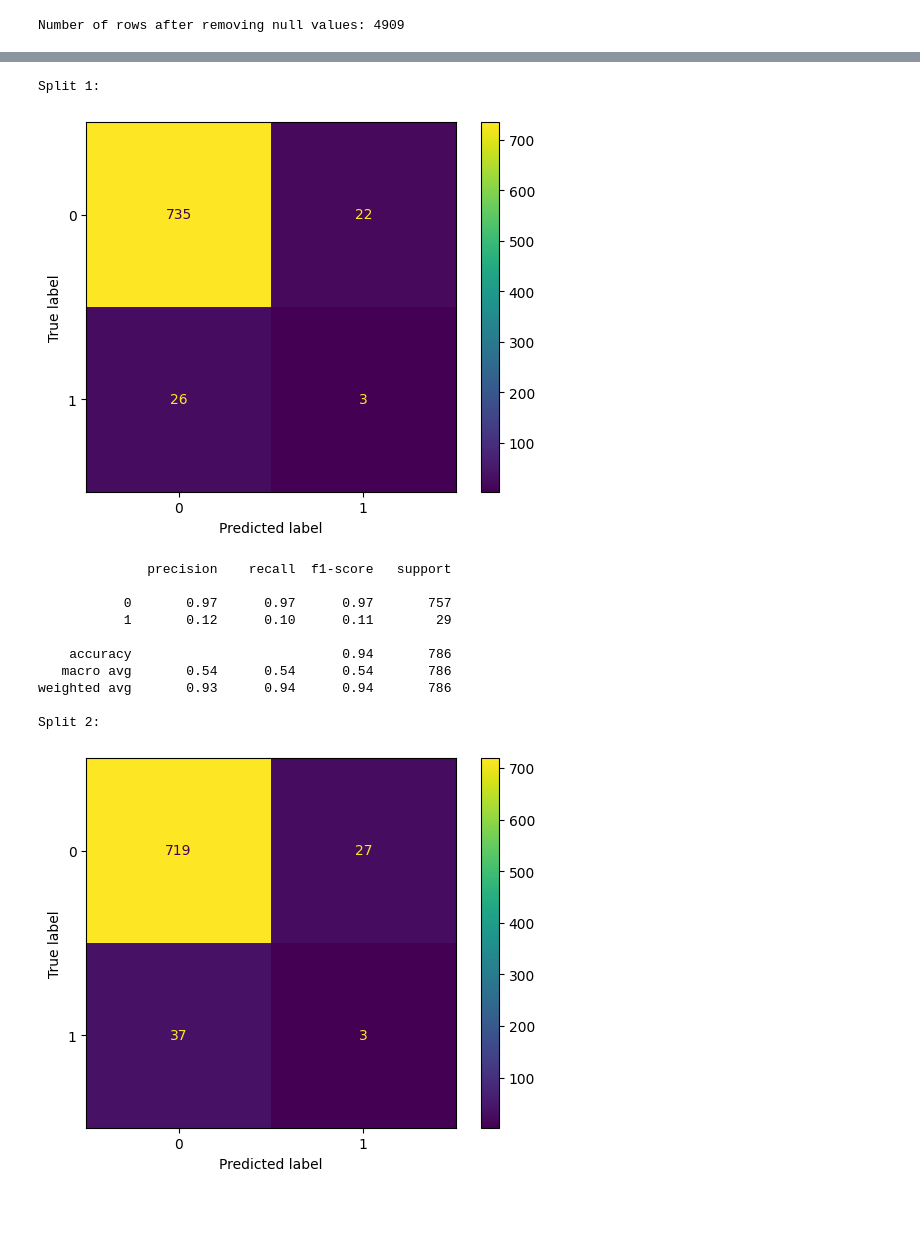
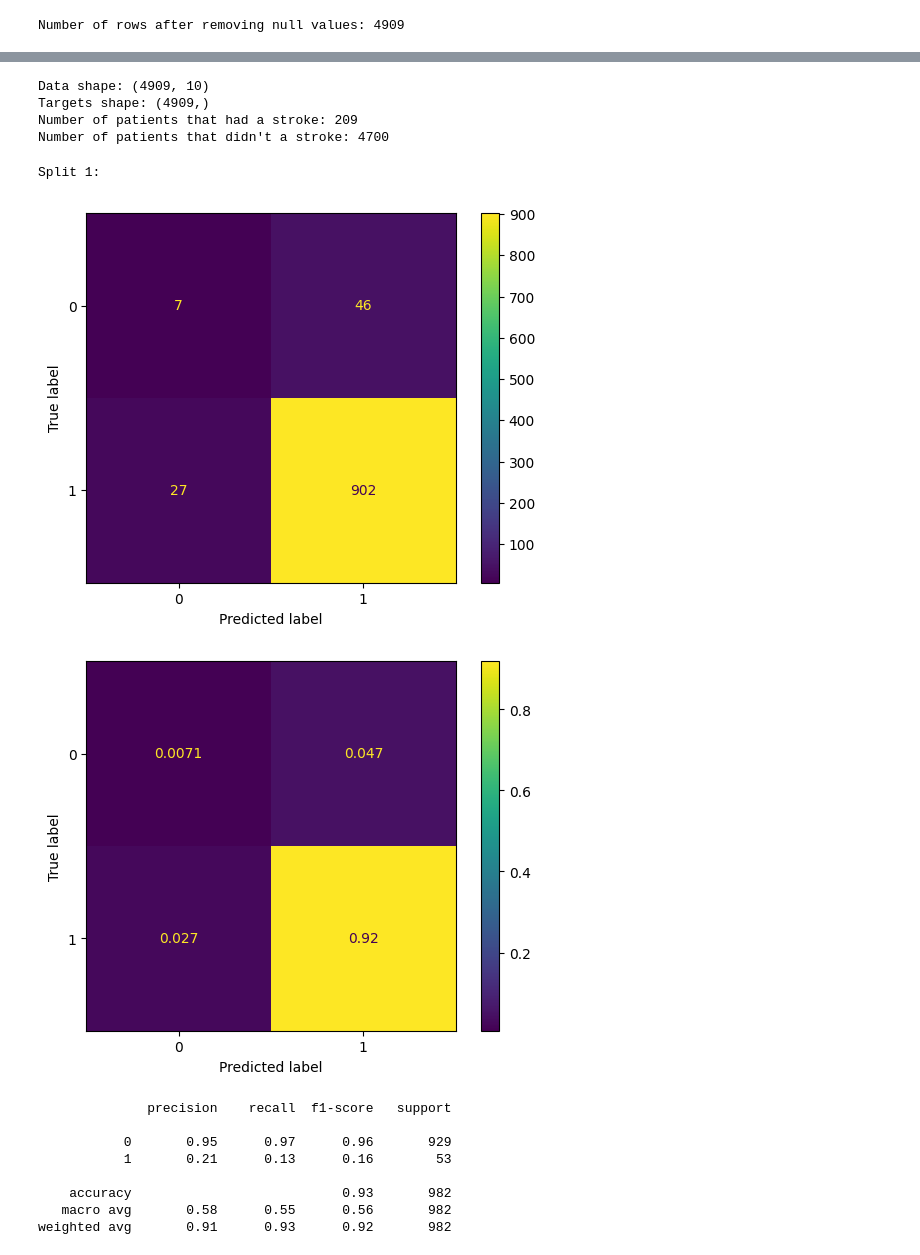
Before and after one commit to MathewTWilliams/Data_Mining_II_Projects, a Jupyter notebook: Homework_1/k-fold.ipynb, the cells around one changed output, grey strips where cells are left out. Cells and saved outputs as stored; diff of their text form; code cells hidden in the pictures; blank space fills up the shorter version.

```diff
--- a/Homework_1/k-fold.ipynb
+++ b/Homework_1/k-fold.ipynb
@@ -101,51 +125,62 @@ Index: []
+# %%
+X = stroke_df.drop(columns="stroke").to_numpy()
+Y = stroke_df["stroke"].to_numpy()
+print(f"Data shape: {X.shape}")
+print(f"Targets shape: {Y.shape}")
+
+# 0 means the patient didn't have a stroke, 1 means they did.
+print(f"Number of patients that had a stroke: {sum(Y)}")
+print(f"Number of patients that didn't a stroke: {len(Y) - sum(Y)}")
+# %% [output]
+Data shape: (4909, 10)
+Targets shape: (4909,)
+Number of patients that had a stroke: 209
+Number of patients that didn't a stroke: 4700
 # %%
-data = stroke_df.drop(columns="stroke")
-targets = stroke_df["stroke"]
-
-x, x_test, y, y_test = train_test_split(data, targets, test_size=0.2, random_state=42)
-# to allow for multi-indexing
-x = x.to_numpy()
-y = y.to_numpy()
-
 mlp = MLPClassifier(hidden_layer_sizes=(30,30,30), max_iter=2000)
 k_fold = KFold(n_splits=5, shuffle=True, random_state=42)
 scaler = StandardScaler()
 
 
-for i, (train_idxs, test_idxs) in enumerate(k_fold.split(x), 1):
+for i, (train_idxs, test_idxs) in enumerate(k_fold.split(X), 1):
     print(f"Split {i}:\n")
 
-    x_train = x[train_idxs]
-    x_test = x[test_idxs]
-    y_train = y[train_idxs]
-    y_test = y[test_idxs]
+    x_train = X[train_idxs]
+    x_test = X[test_idxs]
+    y_train = Y[train_idxs]
+    y_test = Y[test_idxs]
 
+    # only train scaler on training data, pretend we haven't seen
+    # the test data before.
     scaler.fit(x_train)
     x_train = scaler.transform(x_train)
     x_test = scaler.transform(x_test)
 
     mlp.fit(x_train, y_train)
     predictions = mlp.predict(x_test)
 
     conf_mat = confusion_matrix(y_test, predictions)
-    norm_conf_mat = confusion_matrix(y_test, predictions, normalize = 'true')
+    norm_conf_mat = confusion_matrix(y_test, predictions, normalize = 'all')
 
     conf_mat_display = ConfusionMatrixDisplay(conf_mat)
     conf_mat_display.plot()
     plt.show()
 
+    norm_conf_mat_display = ConfusionMatrixDisplay(norm_conf_mat)
+    norm_conf_mat_display.plot()
+    plt.show()
+
     print(classification_report(y_test, predictions))
+    break
 # %% [output]
 Split 1:
-[figure, old version]
+[figure, new version]
+[figure, new version]
               precision    recall  f1-score   support
 
-           0       0.97      0.97      0.97       757
-           1       0.12      0.10      0.11        29
+           0       0.95      0.97      0.96       929
+           1       0.21      0.13      0.16        53
 
-    accuracy                           0.94       786
-   macro avg       0.54      0.54      0.54       786
-weighted avg       0.93      0.94      0.94       786
-
-Split 2:
+    accuracy                           0.93       982
+   macro avg       0.58      0.55      0.56       982
+weighted avg       0.91      0.93      0.92       982
-[figure, old version]
```
Also changed, not shown: parts of 7 cells of this notebook, 1 other file.
